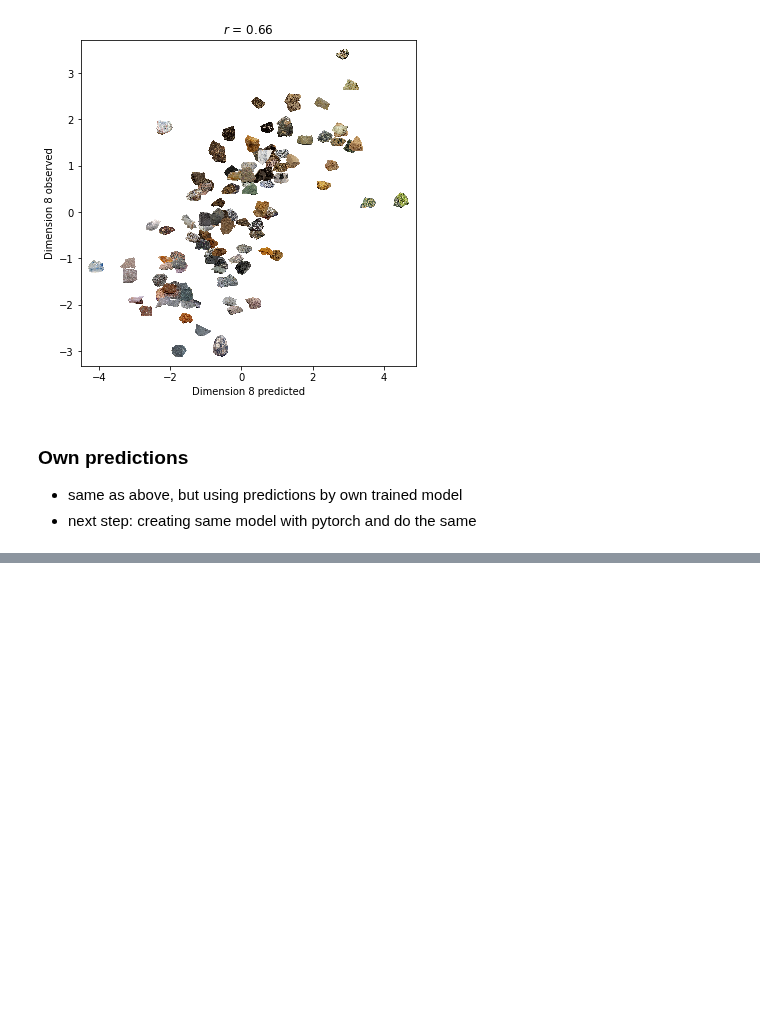
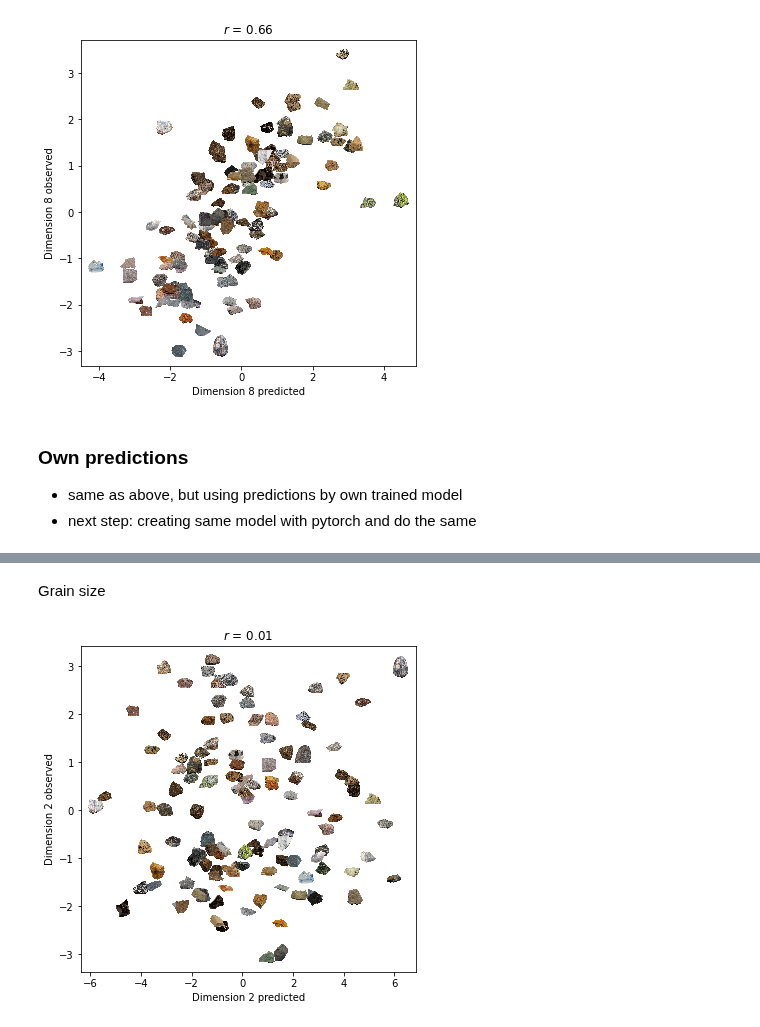
Before and after one commit to dominikpegler/mds_cnn, a Jupyter notebook: sanders_nosofsky_2020/mds.ipynb, the cells around one changed output, grey strips where cells are left out. Drawn from its saved outputs; the diff is of its cells as text; code cells hidden in the pictures; blank space fills up the shorter version.

```diff
--- a/sanders_nosofsky_2020/mds.ipynb
+++ b/sanders_nosofsky_2020/mds.ipynb
@@ -227,0 +238,6 @@ plot_predictions(8, mds_obs, cnn_pred, rock_images)
+# %% [markdown]
+Grain size
+# %%
+plot_predictions(2, mds_obs, cnn_ownpred, rock_images)
+# %% [output]
+[figure, added]
```
Also changed, not shown: parts of 14 cells of this notebook, 1 other file.
